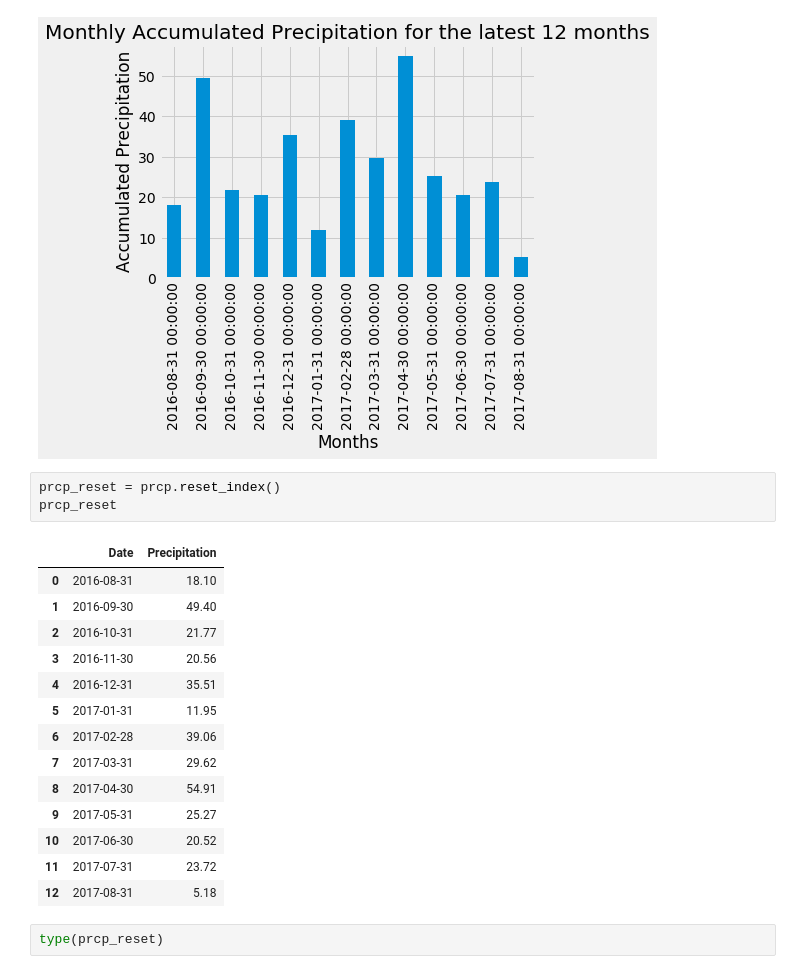
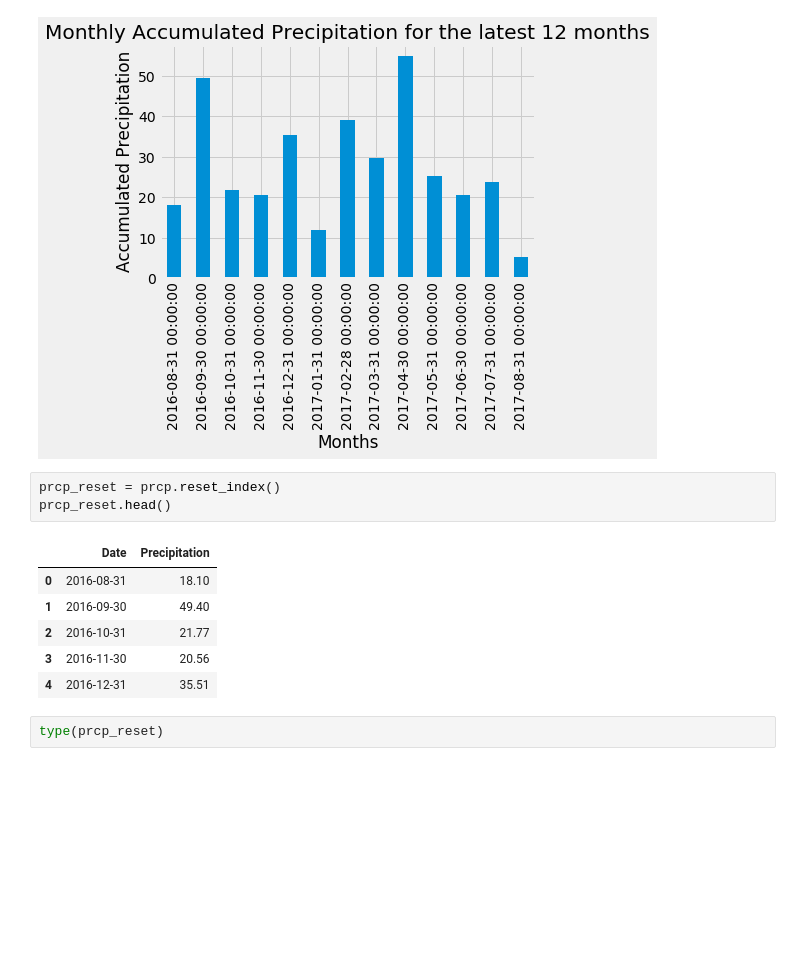
Before and after one commit to IrinaUX/sqlalchemy-challenge, a Jupyter notebook: weather_analysis.ipynb, the cells around one changed output. Drawn from its saved outputs; the diff is of its cells as text; blank space fills up the shorter version.

```diff
--- a/weather_analysis.ipynb
+++ b/weather_analysis.ipynb
@@ -215,22 +215,14 @@ Text(0, 0.5, 'Accumulated Precipitation')
 [figure]
 # %%
 prcp_reset = prcp.reset_index()
-prcp_reset
+prcp_reset.head()
 # %% [output]
 |  | Date | Precipitation |
 | 0 | 2016-08-31 | 18.10 |
 | 1 | 2016-09-30 | 49.40 |
 | 2 | 2016-10-31 | 21.77 |
 | 3 | 2016-11-30 | 20.56 |
 | 4 | 2016-12-31 | 35.51 |
-| 5 | 2017-01-31 | 11.95 |
-| 6 | 2017-02-28 | 39.06 |
-| 7 | 2017-03-31 | 29.62 |
-| 8 | 2017-04-30 | 54.91 |
-| 9 | 2017-05-31 | 25.27 |
-| 10 | 2017-06-30 | 20.52 |
-| 11 | 2017-07-31 | 23.72 |
-| 12 | 2017-08-31 | 5.18 |
 # %%
 type(prcp_reset)
 # %% [output]
```
Also changed, not shown: parts of 8 cells of this notebook.
